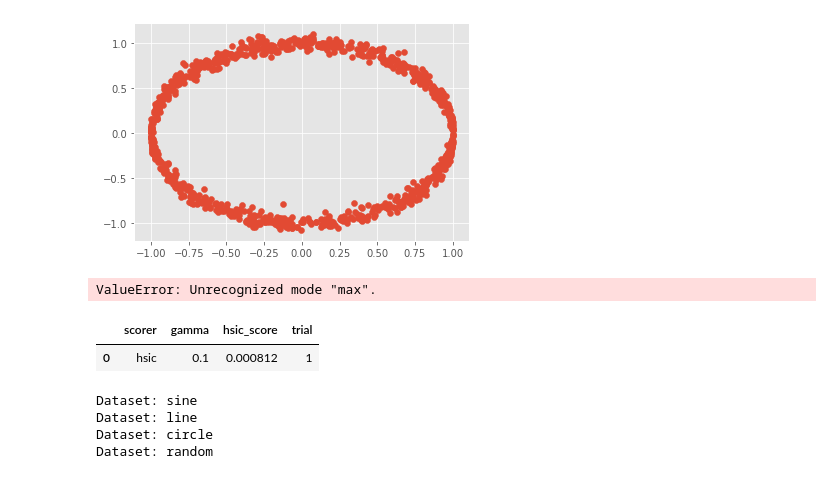
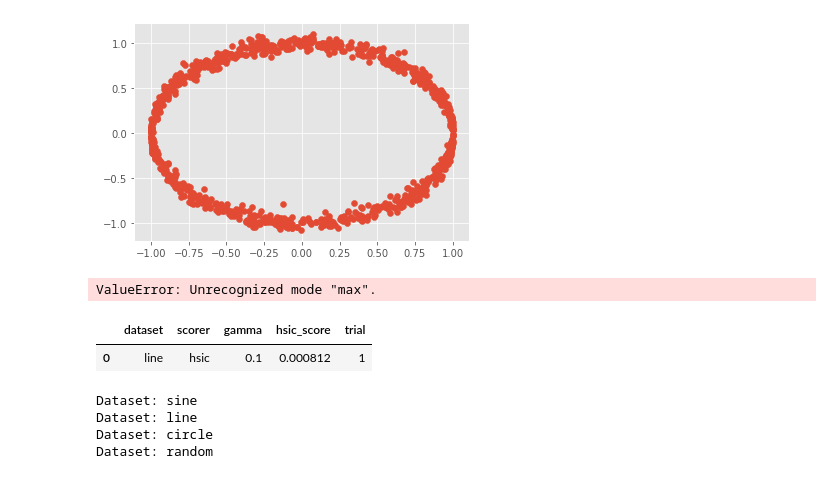
Before and after one commit to jejjohnson/hsic_alignment, a Jupyter notebook: notebooks/1_1D_initialize/0_preliminary_exp.ipynb, the cells around one changed output. Saved outputs shown, nothing was run; the diff lists cells and outputs as text; code cells hidden in the pictures.

```diff
--- a/notebooks/1_1D_initialize/0_preliminary_exp.ipynb
+++ b/notebooks/1_1D_initialize/0_preliminary_exp.ipynb
@@ -357,7 +357,7 @@ class ExperimentParams:
     scorers = ['hsic', 'tka', 'ctka']
 
 
-def experiment_step(scorer, gamma, seed, exp_params):
+def experiment_step(dataset, scorer, gamma, seed, exp_params):
     # Get HSIC Score
     clf_hsic = HSIC(
         kernel=exp_params.kernel,
@@ -375,6 +375,7 @@ def experiment_step(scorer, gamma, seed, exp_params):
     hsic_score = clf_hsic.score(X)
 
     results_df = pd.DataFrame({
+        'dataset': dataset,
         'scorer': scorer,
         'gamma': gamma,
         'hsic_score': hsic_score,
@@ -416,11 +417,11 @@ def run_experiment(data_params, exp_params):
 
     return results_df
 # %%
-results_df = experiment_step('hsic', 0.1, 1, ExperimentParams)
+results_df = experiment_step('line', 'hsic', 0.1, 1, ExperimentParams)
 results_df
 # %% [output]
-|  | scorer | gamma | hsic_score | trial |
-| 0 | hsic | 0.1 | 0.000812 | 1 |
+|  | dataset | scorer | gamma | hsic_score | trial |
+| 0 | line | hsic | 0.1 | 0.000812 | 1 |
 # %%
 results_df = run_experiment(DataParams, ExperimentParams)
 # %% [output]
```
Also changed, not shown: parts of 3 cells of this notebook.
